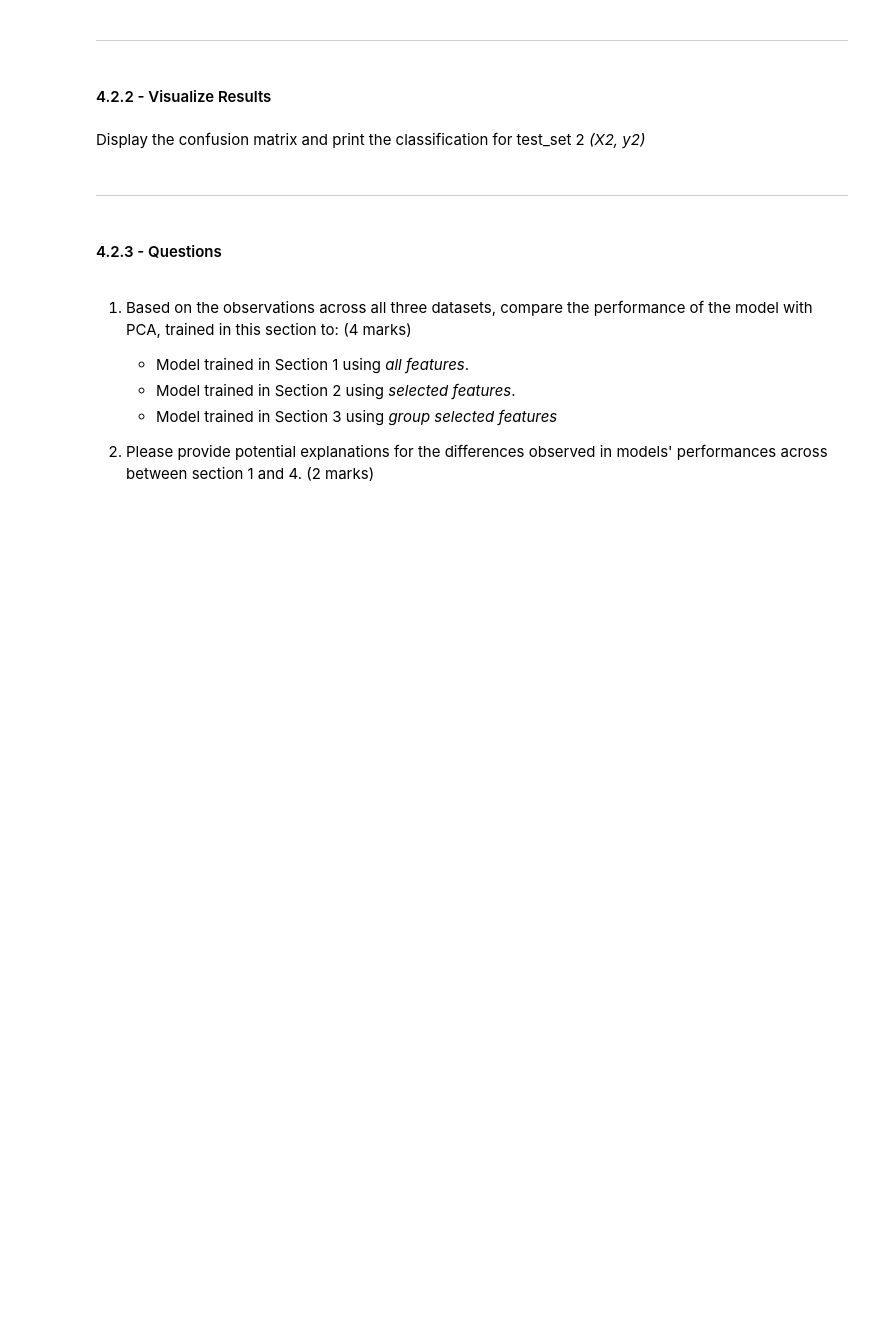
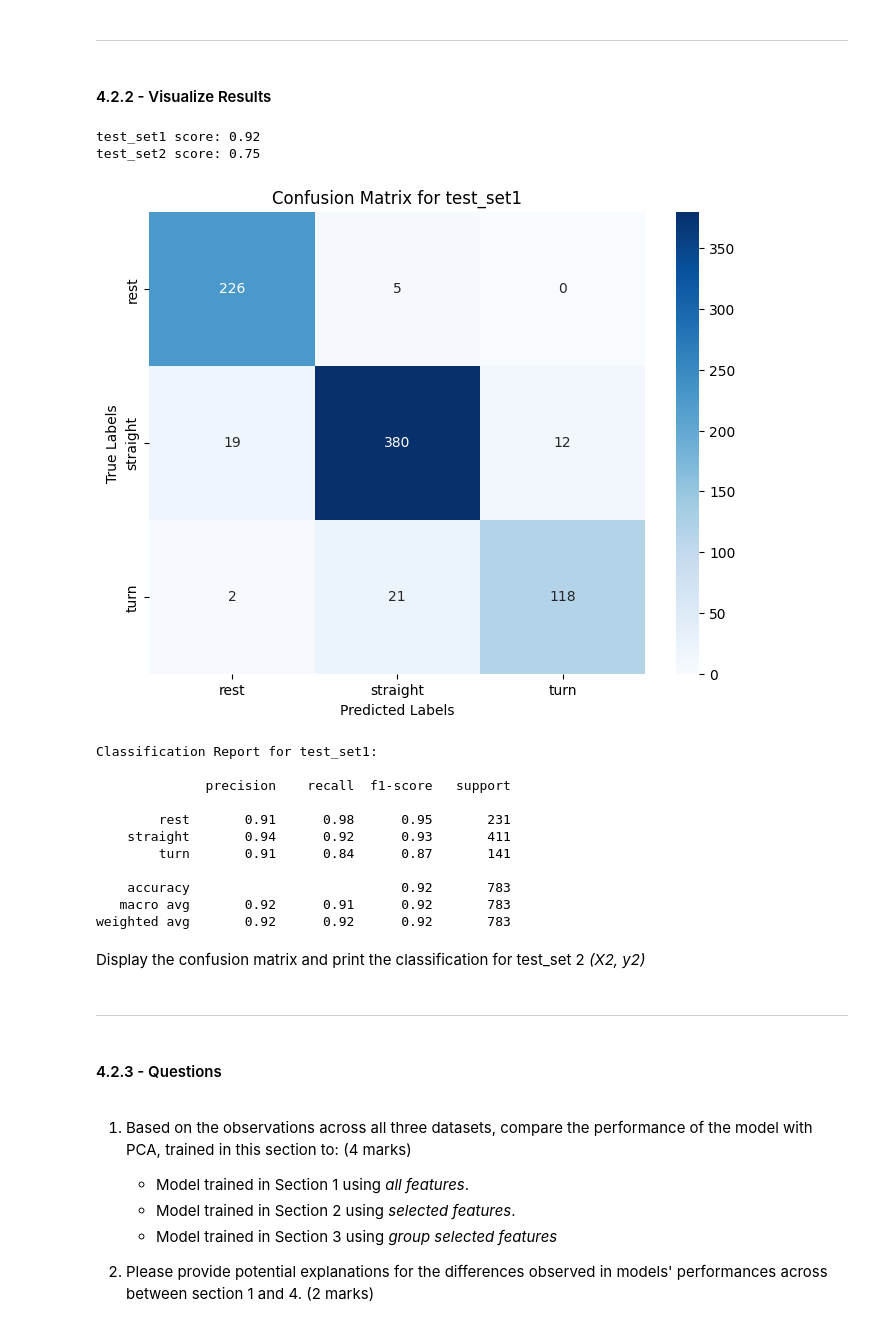
Before and after one commit to azizaahsan1/engg680_2024_fall, a Jupyter notebook: Lab_Assignment4/Assignment 4.ipynb, the cells around one changed output. Cells and saved outputs as stored; diff of their text form; code cells hidden in the pictures; blank space fills up the shorter version.

```diff
--- a/Lab_Assignment4/Assignment 4.ipynb
+++ b/Lab_Assignment4/Assignment 4.ipynb
@@ -1089,6 +1127,6 @@ ___
 #### 4.2.1 - Extract group selected features and targets from test datasets
 # %%
 # TODO - Load the target vector from test_set1 into y1, and all features from test_set1 into X1
-# y1 =
-# X1 =
+y1 = test_set1['motion_state']
+X1 = test_set1.drop(columns=['motion_state'])
 X1.head(2)
@@ -1103,5 +1151,18 @@ ___
 #### 4.2.2 - Visualize Results
 # %%
 # TODO - Print test score accuracies for test_set1 and test_set2
-#print("test_set1 score: {:.2f}".format(???))
-#print("test_set2 score: {:.2f}".format(???))
+
+# Ensure features match training data
+selected_features = X_train.columns  # Use features from training data
+X1 = test_set1[selected_features]
+X2 = test_set2[selected_features]
+
+# Compute and print test set accuracies
+test_set1_score = grid.best_estimator_.score(X1, y1)
+test_set2_score = grid.best_estimator_.score(X2, y2)
+
+print("test_set1 score: {:.2f}".format(test_set1_score))
+print("test_set2 score: {:.2f}".format(test_set2_score))
+# %% [output]
+test_set1 score: 0.92
+test_set2 score: 0.75
@@ -1110,3 +1169,40 @@ ___
+# %%
+# TODO - Display confusion matrix and print classification report for (X1, y1)
+# TODO - Display confusion matrix and print classification report for (X1, y1)
+from sklearn.metrics import confusion_matrix, classification_report
+import seaborn as sns
+import matplotlib.pyplot as plt
+
+# Predict the labels for test_set1
+y1_pred = grid.best_estimator_.predict(X1)
+
+# Compute the confusion matrix for test_set1
+conf_matrix1 = confusion_matrix(y1, y1_pred)
+
+# Plot the confusion matrix
+plt.figure(figsize=(8, 6))
+sns.heatmap(conf_matrix1, annot=True, fmt='d', cmap='Blues', xticklabels=grid.classes_, yticklabels=grid.classes_)
+plt.xlabel('Predicted Labels')
+plt.ylabel('True Labels')
+plt.title('Confusion Matrix for test_set1')
+plt.show()
+
+# Print the classification report for test_set1
+print("Classification Report for test_set1:\n")
+print(classification_report(y1, y1_pred))
+# %% [output]
+[figure, added]
+Classification Report for test_set1:
+
+              precision    recall  f1-score   support
+
+        rest       0.91      0.98      0.95       231
+    straight       0.94      0.92      0.93       411
+        turn       0.91      0.84      0.87       141
+
+    accuracy                           0.92       783
+   macro avg       0.92      0.91      0.92       783
+weighted avg       0.92      0.92      0.92       783
 # %% [markdown]
 Display the confusion matrix and print the classification for test_set 2 *(X2, y2)*
 # %%
```
Also changed, not shown: parts of 10 cells of this notebook.
